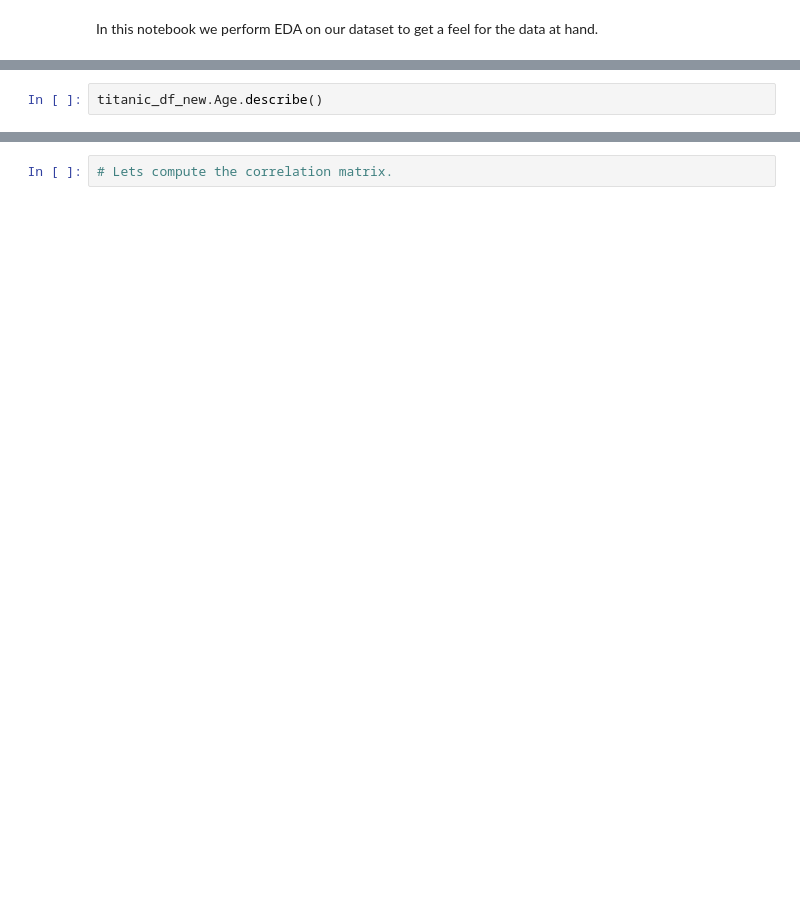
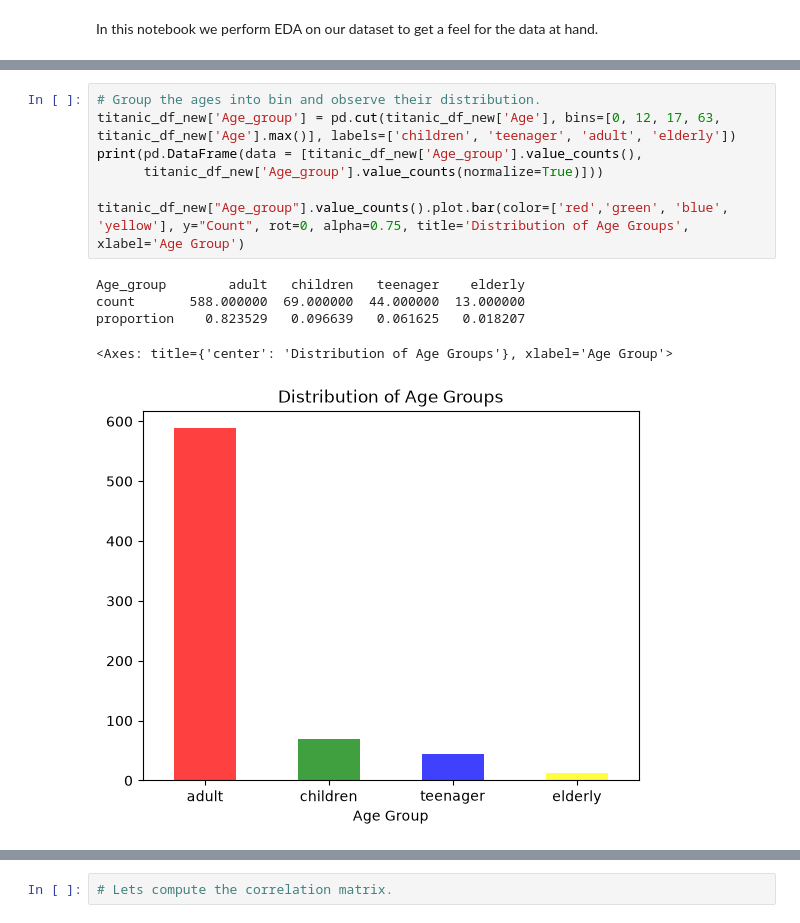
Before and after one commit to Tropaxio/Titanic-Survival-Project, a Jupyter notebook: notebooks/eda.ipynb, the cells around one changed output, grey strips where cells are left out. Cells and saved outputs as stored; diff of their text form; blank space fills up the shorter version.

```diff
--- a/notebooks/eda.ipynb
+++ b/notebooks/eda.ipynb
@@ -39,2 +87,13 @@ pd.DataFrame(data=[titanic_df_new["Embarked"].value_counts(),
-# %%
-titanic_df_new.Age.describe()
+# %%
+# Group the ages into bin and observe their distribution.
+titanic_df_new['Age_group'] = pd.cut(titanic_df_new['Age'], bins=[0, 12, 17, 63, titanic_df_new['Age'].max()], labels=['children', 'teenager', 'adult', 'elderly'])
+print(pd.DataFrame(data = [titanic_df_new['Age_group'].value_counts(),
+      titanic_df_new['Age_group'].value_counts(normalize=True)]))
+
+titanic_df_new["Age_group"].value_counts().plot.bar(color=['red','green', 'blue', 'yellow'], y="Count", rot=0, alpha=0.75, title='Distribution of Age Groups', xlabel='Age Group')
+# %% [output]
+Age_group        adult   children   teenager    elderly
+count       588.000000  69.000000  44.000000  13.000000
+proportion    0.823529   0.096639   0.061625   0.018207
+<Axes: title={'center': 'Distribution of Age Groups'}, xlabel='Age Group'>
+[figure, added]
```
Also changed, not shown: parts of 6 cells of this notebook, 3 other files.
